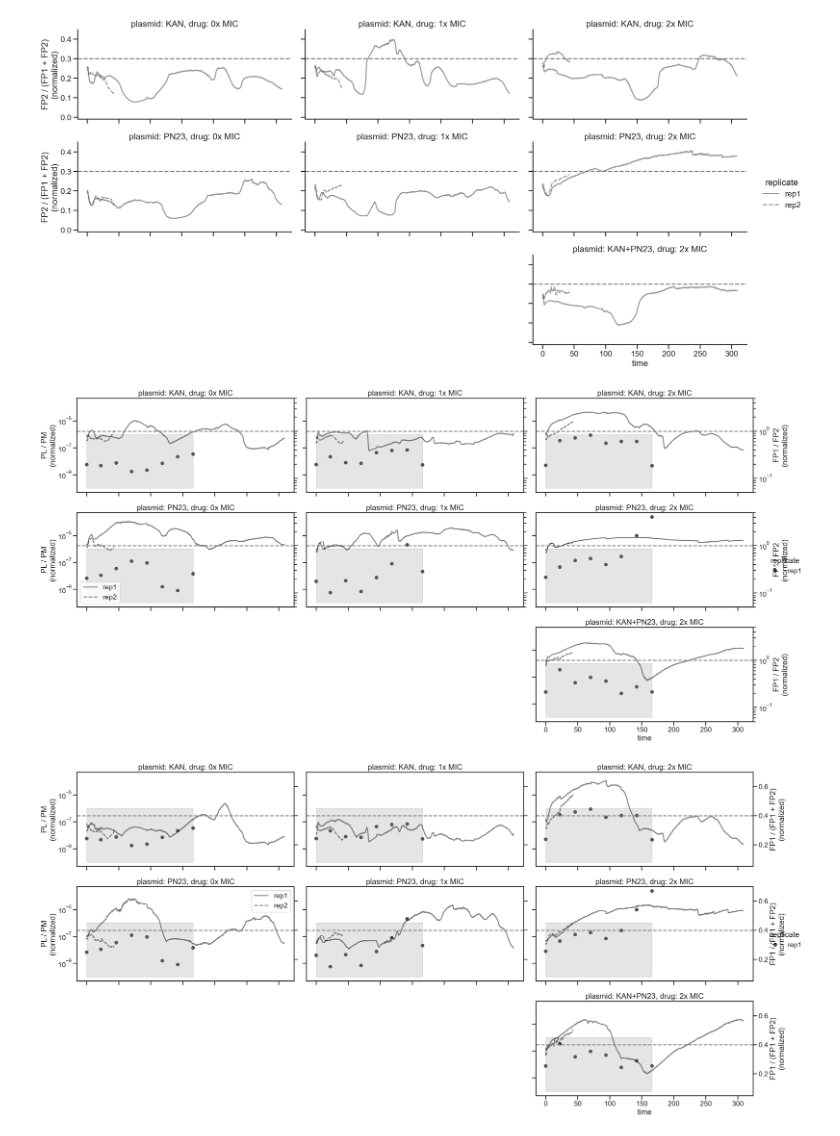
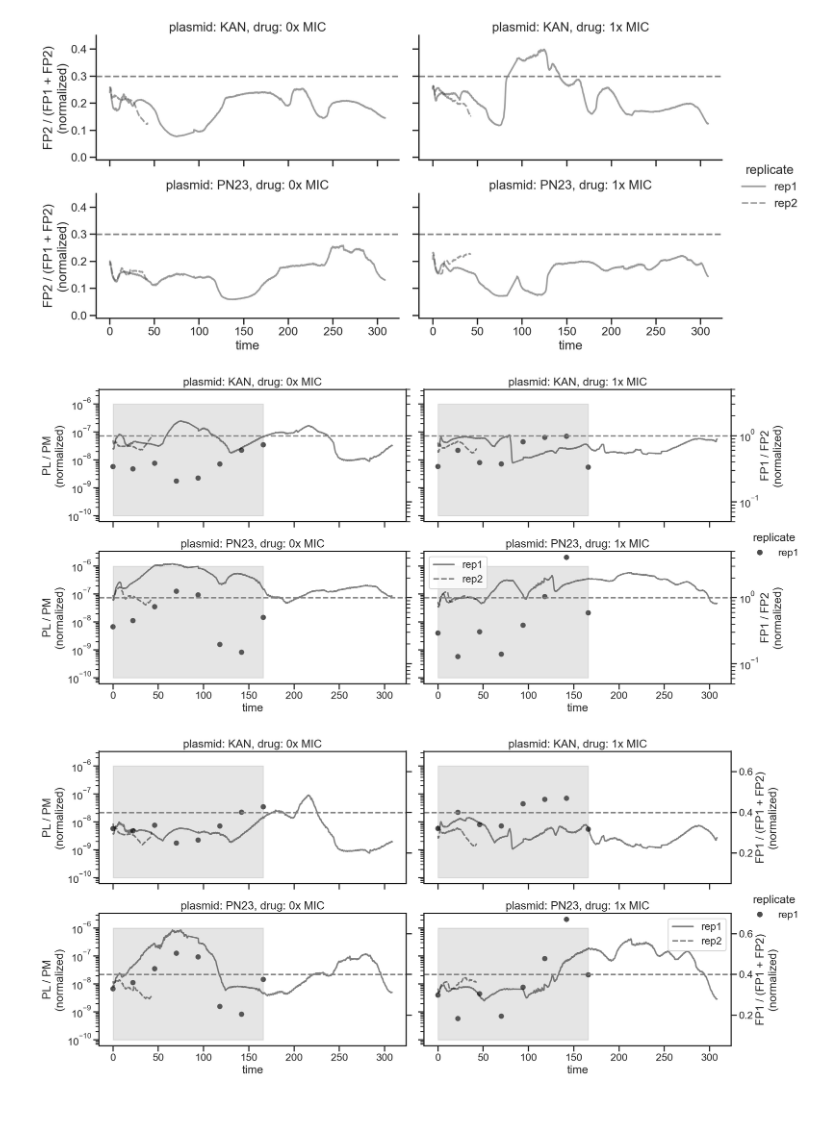
Before and after one commit to microbial-pangenomes-lab/2026_tricomm, a Jupyter notebook: examples-PN23.ipynb, the cells around one changed output. Saved outputs shown, nothing was run; the diff lists cells and outputs as text; code cells hidden in the pictures; blank space fills up the shorter version.

```diff
--- a/examples-PN23.ipynb
+++ b/examples-PN23.ipynb
@@ -32,3 +33,7 @@ short_order = ['KAN no drug',
+# %%
+# ignore 2xMIC
+m = m[m['drug'] != 2]
+c = c[c['drug'] != 2]
 # %%
 cp = sns.relplot(data=m,
                  x='time',
@@ -114,31 +125,33 @@ cp.map(plt.axhline, y=0.4, color='grey', linestyle='--');
 # %%
 cp = sns.relplot(data=m,
                  x='time',
                  y='smooth_norm_FP2_emit1_FP1_emit1_proportion',
                  col='drug',
                  style='replicate',
                  row='plasmid',
-                 row_order=['KAN', 'PN23', 'KAN+PN23'],
+                 row_order=['KAN', 'PN23',
+                            #'KAN+PN23'
+                           ],
                  kind='line',
                  height=3.5, aspect=2,
                  color='xkcd:dark grey',
                  alpha=0.5,
                 )
 
 # remove axes 7 and 8
-cp.axes[2, 0].set_visible(False)
-cp.axes[2, 1].set_visible(False)
+# cp.axes[2, 0].set_visible(False)
+# cp.axes[2, 1].set_visible(False)
 
 # cp.set(yscale='log')
 cp.set_titles("plasmid: {row_name}, drug: {col_name}x MIC")
 cp.set(ylabel='FP2 / (FP1 + FP2)\n(normalized)',
        # yscale='log',
        ylim=(-0.01, 0.45)
       )
 
 cp.map(plt.axhline, y=0.3, color='grey', linestyle='--');
 # %% [output]
-[figure, old version]
+[figure, new version]
 # %%
 cp = c.groupby(['vial', 'replicate', 'name', 'short', 'plasmid', 'drug', 'time', 'plate']).apply(
                lambda x: (x[x['strain'] == 'PL']['CFU/mL'].mean() /
@@ -153,7 +166,9 @@ rp = sns.relplot(data=cp[cp['plate'] == 'KAN'],
             col='drug',
             # col_order=['KAN', 'AMP'],
             row='plasmid',
-            row_order=['KAN', 'PN23', 'KAN+PN23'],
+            row_order=['KAN', 'PN23',
+                       #'KAN+PN23'
+                      ],
             height=4, aspect=2,
             alpha=0.7,
             style='replicate',
@@ -165,8 +180,8 @@ rp = sns.relplot(data=cp[cp['plate'] == 'KAN'],
             )
 
 # remove axes 7 and 8
-rp.axes[2, 0].set_visible(False)
-rp.axes[2, 1].set_visible(False)
+# rp.axes[2, 0].set_visible(False)
+# rp.axes[2, 1].set_visible(False)
 
 rp.set(yscale='log', ylabel='PL / PM\n(normalized)')
 rp.set_titles("plasmid: {row_name}, drug: {col_name}x MIC")
@@ -218,11 +233,11 @@ for i, ((row_val, col_val), ax_left) in enumerate(rp.axes_dict.items()):
     r_ax.axhline(y=1, color='grey', linestyle='--', zorder=-1)
 
     # Optional: Only show the right y-label on the last column to prevent overlap
-    if (i + 1) % 3:
+    if (i + 1) % 2:
         r_ax.set_ylabel('')
         r_ax.set_yticklabels([])
 # %% [output]
-[figure, old version]
+[figure, new version]
 # %%
 rp = sns.relplot(data=cp[cp['plate'] == 'KAN'],
             x='time',
@@ -231,7 +246,9 @@ rp = sns.relplot(data=cp[cp['plate'] == 'KAN'],
             col='drug',
             # col_order=['KAN', 'AMP'],
             row='plasmid',
-            row_order=['KAN', 'PN23', 'KAN+PN23'],
+            row_order=['KAN', 'PN23',
+                       # 'KAN+PN23'
+                      ],
             height=4, aspect=2,
             alpha=0.7,
             style='replicate',
@@ -243,8 +260,8 @@ rp = sns.relplot(data=cp[cp['plate'] == 'KAN'],
             )
 
 # remove axes 7 and 8
-rp.axes[2, 0].set_visible(False)
-rp.axes[2, 1].set_visible(False)
+# rp.axes[2, 0].set_visible(False)
+# rp.axes[2, 1].set_visible(False)
 
 rp.set(yscale='log', ylabel='PL / PM\n(normalized)')
 rp.set_titles("plasmid: {row_name}, drug: {col_name}x MIC")
@@ -296,11 +313,11 @@ for i, ((row_val, col_val), ax_left) in enumerate(rp.axes_dict.items()):
     r_ax.axhline(y=0.4, color='grey', linestyle='--', zorder=-1)
 
     # Optional: Only show the right y-label on the last column to prevent overlap
-    if (i+1) % 3:
+    if (i+1) % 2:
         r_ax.set_ylabel('')
         r_ax.set_yticklabels([])
 # %% [output]
-[figure, old version]
+[figure, new version]
 # %%
 rp = sns.relplot(data=cp[cp['plate'] == 'KAN'],
             x='time',
```
Also changed, not shown: parts of 6 cells of this notebook.
